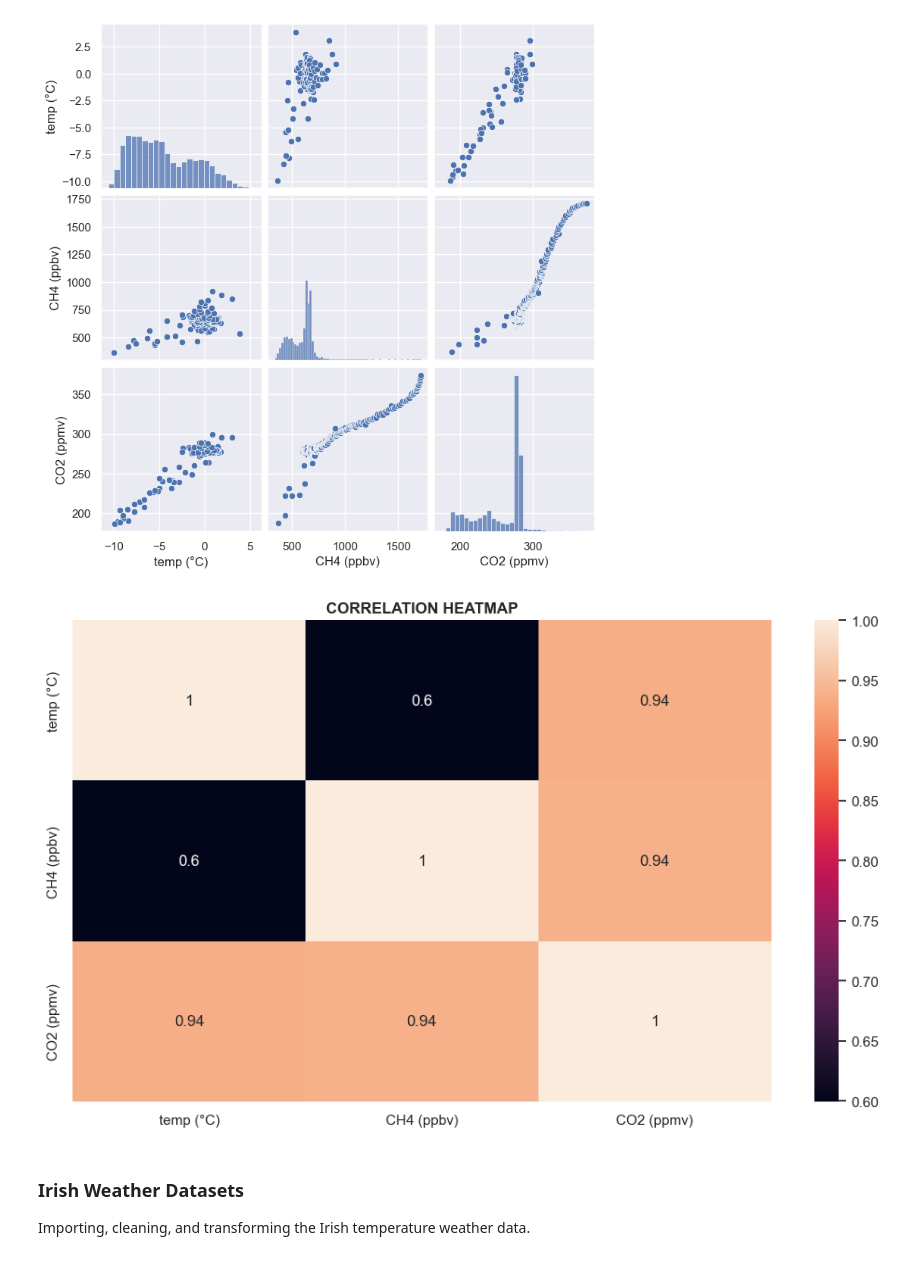
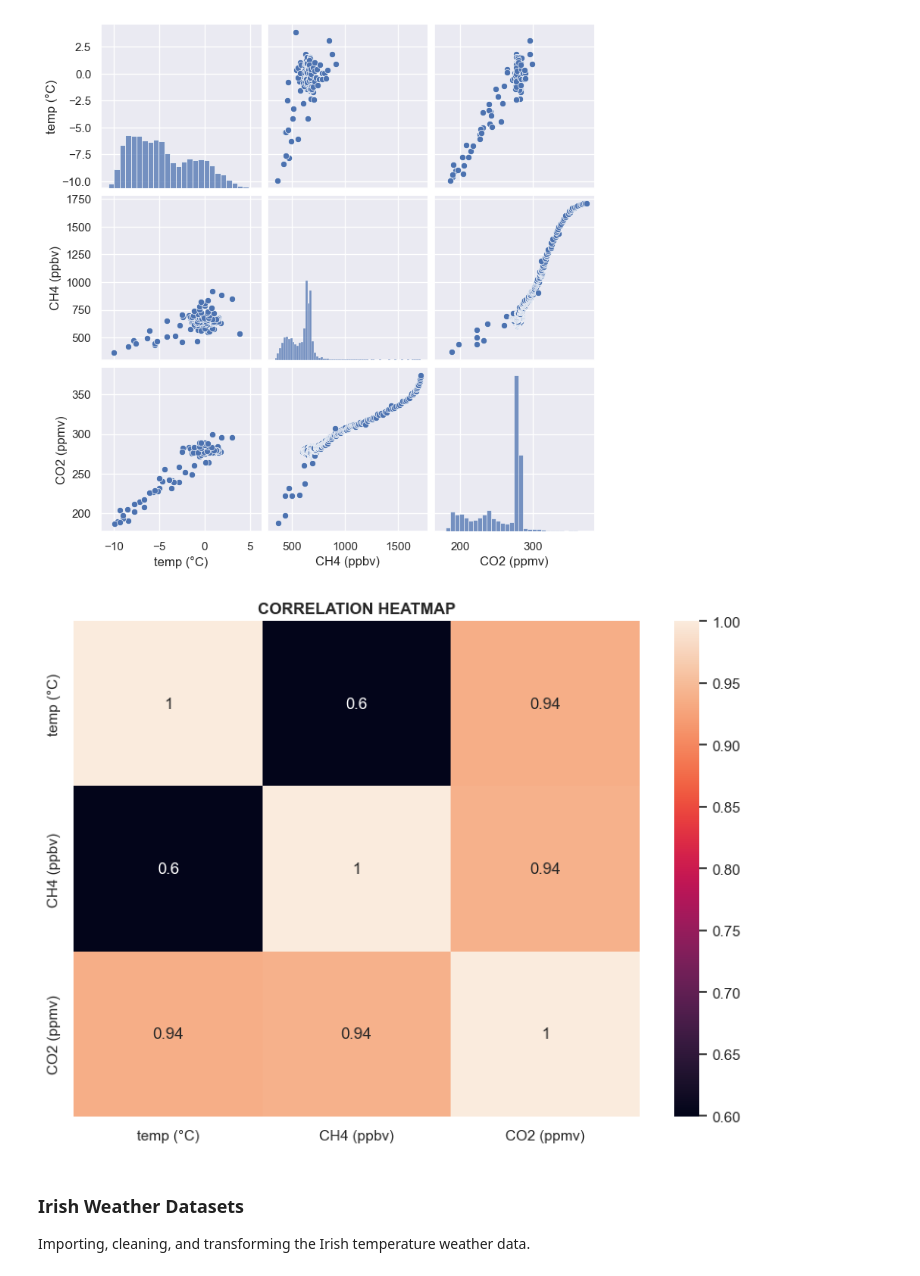
Before and after one commit to damienfarrell/prog-data-project-2, a Jupyter notebook: project_2.ipynb, the cells around one changed output. Cells and saved outputs as stored; diff of their text form; code cells hidden in the pictures.

```diff
--- a/project_2.ipynb
+++ b/project_2.ipynb
@@ -297,12 +297,12 @@ sns.pairplot(antarctic_df);
 # %% [output]
 [figure]
 # %%
-plt.figure(figsize=(10, 6))
+plt.figure(figsize=(8, 6))
 sns.heatmap(antarctic_df.corr(), annot=True)
 plt.title("CORRELATION HEATMAP", fontweight="bold")
 plt.tight_layout()
 # %% [output]
-[figure, old version]
+[figure, new version]
 # %% [markdown]
 ### **Irish Weather Datasets**
 
```
Also changed, not shown: parts of 12 cells of this notebook.
